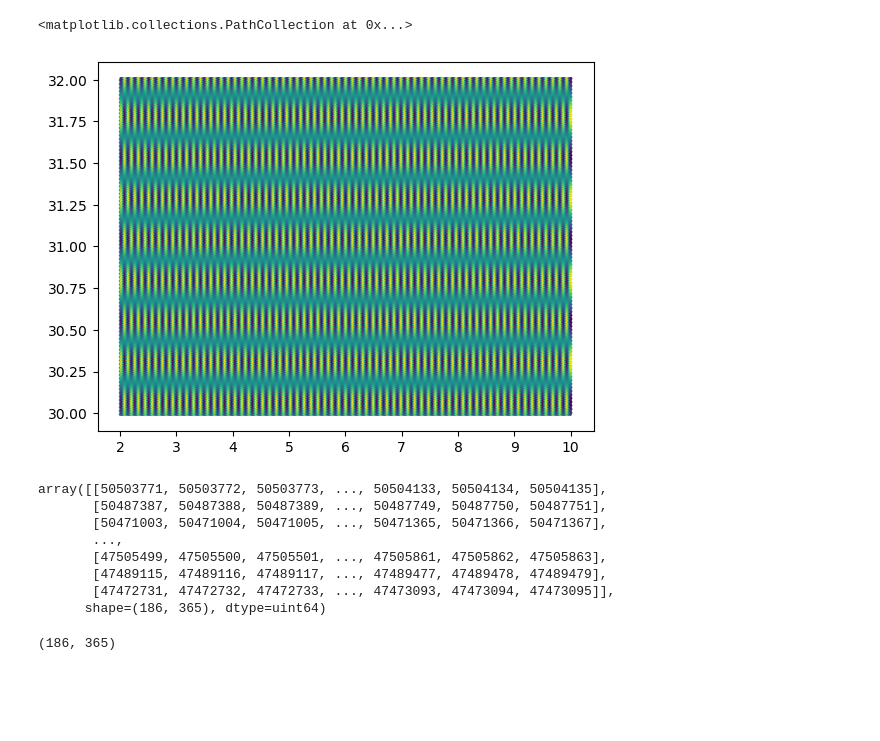
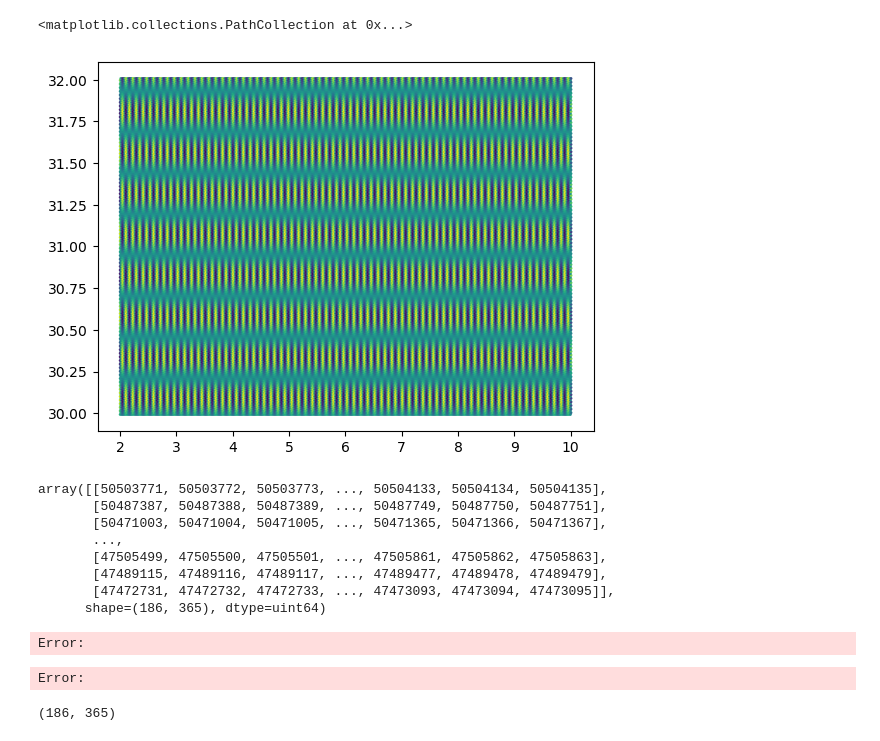
Before and after one commit to GRID4EARTH/healpix-analyse, a Jupyter notebook: Notebooks/Test_powerspectra.ipynb, the cells around one changed output. Saved outputs shown, nothing was run; the diff lists cells and outputs as text; code cells hidden in the pictures; blank space fills up the shorter version.

Commit message:
try finufft

```diff
--- a/Notebooks/Test_powerspectra.ipynb
+++ b/Notebooks/Test_powerspectra.ipynb
@@ -14,27 +14,27 @@ from healpix_analyse.make_rectangle import make_healpix_rectangle_from_lonlat
 # %%
 level = 12
 ellipsoid = 'WGS84'
 
 # Coverage box
 lon_min, lon_max = 2.0, 10.0
 lat_min, lat_max = 30.0, 32.0
 
 cell_ids_2D_array = make_healpix_rectangle_from_lonlat(bbox=(lon_min, lat_min, lon_max, lat_max),
                                                        level=level,
                                                        ellipsoid=ellipsoid)
 
 lon, lat = healpix_geo.ring.healpix_to_lonlat(cell_ids_2D_array.flatten(), level, ellipsoid=ellipsoid)
 
 def mock_data_function(lon, lat):
     definition = 20
-    return np.cos(1024*lon/definition) * np.sin(256*lat/definition) + 0.5
+    return np.cos(1024*(lon/definition + .1)) * np.sin(256*(lat/definition+.06)) + 0.5
 
 data = mock_data_function(lon, lat)
 
 plt.scatter(lon, lat, c=data, s=1)
 # %% [output]
 <matplotlib.collections.PathCollection at 0x...>
-[figure, old version]
+[figure, new version]
 # %%
 cell_ids_2D_array
 # %% [output]
@@ -53,0 +56,22 @@ data = data.reshape(cell_ids_2D_array.shape)
+# %%
+# ...existing code...
+x = np.deg2rad(np.asarray(lat, dtype=np.float64).ravel())
+y = np.deg2rad(np.asarray(lon, dtype=np.float64).ravel())
+c = np.asarray(data, dtype=np.float64).ravel()
+
+# FINUFFT expects coords in [-pi, pi)
+x = ((x + np.pi) % (2*np.pi)) - np.pi
+y = ((y + np.pi) % (2*np.pi)) - np.pi
+
+assert np.isfinite(x).all() and np.isfinite(y).all() and np.isfinite(c).all()
+
+ms, mt = map(int, data.shape)
+out = finufft.nufft2d1(x, y, c, (ms, mt), eps=1e-9, nthreads=1)
+# ...existing code...
+# %% [output]
+Error:
+# %%
+# FFT 2D non-uniforme
+out = finufft.nufft2d1(lat.flatten(), lon.flatten(), data.flatten(), data.shape, debug=2)
+# %% [output]
+Error:
```
Also changed, not shown: parts of 6 cells of this notebook, 1 other file.
